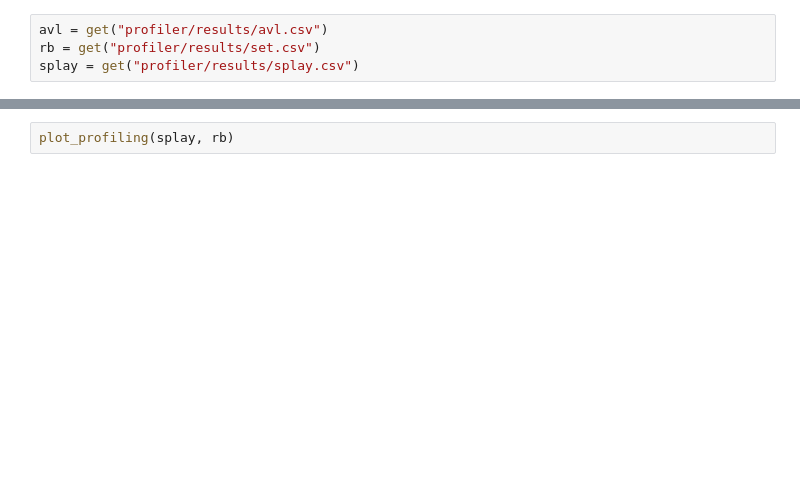
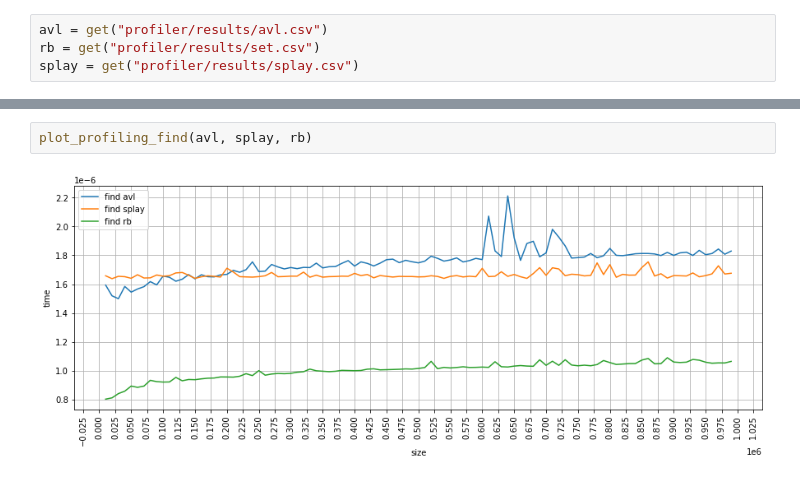
Before and after one commit to pazamelin/balanced-trees, a Jupyter notebook: report.ipynb, the cells around one changed output, grey strips where cells are left out. Drawn from its saved outputs; the diff is of its cells as text; blank space fills up the shorter version.

```diff
--- a/report.ipynb
+++ b/report.ipynb
@@ -43,2 +83,4 @@ plot_profiling(avl, rb)
 # %%
-plot_profiling(splay, rb)
+plot_profiling_find(avl, splay, rb)
+# %% [output]
+[figure, added]
```
Also changed, not shown: parts of 3 cells of this notebook.
